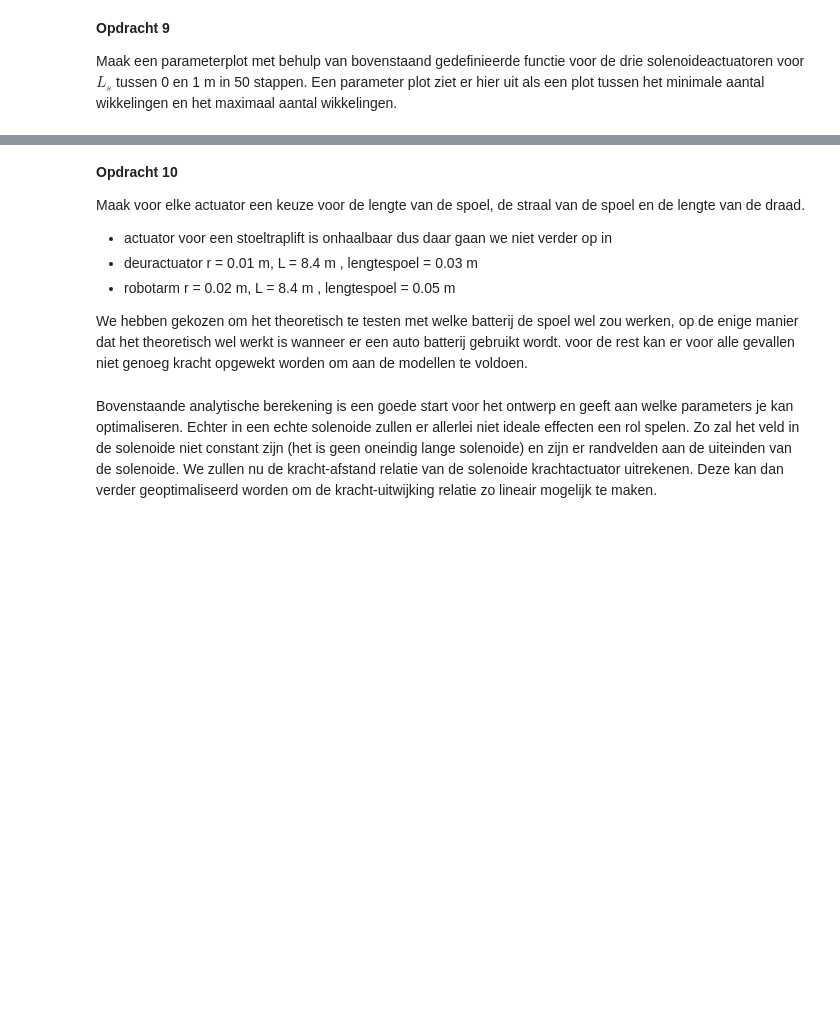
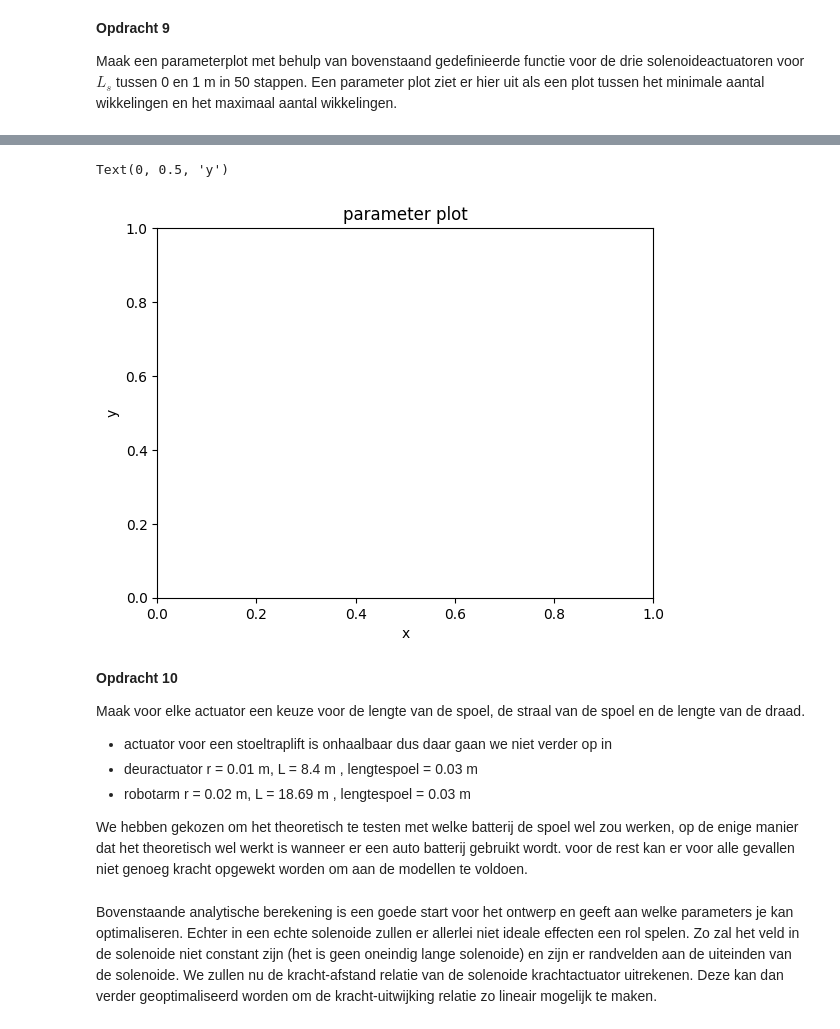
Before and after one commit to owenvanderwal/opdrachten-DEF-D, a Jupyter notebook: DigitaleOntwerpopdrachten/1CondensatorOpdracht/KrachtactuatorOpdracht.ipynb, the cells around one changed output, grey strips where cells are left out. Cells and saved outputs as stored; diff of their text form; code cells hidden in the pictures; blank space fills up the shorter version.

```diff
--- a/DigitaleOntwerpopdrachten/1CondensatorOpdracht/KrachtactuatorOpdracht.ipynb
+++ b/DigitaleOntwerpopdrachten/1CondensatorOpdracht/KrachtactuatorOpdracht.ipynb
@@ -243,10 +275,34 @@ Text(0, 0.5, 'y')
+# %%
+def aantal_wikkelingen(F,Ls,rs,muo,I,rd):
+    # Voeg hieronder de formules voor het maximum en minimum aantal wikkelingen.
+    N_min = np.sqrt(F*2*Ls**2 / (np.pi*rs**2*muo*I**2))
+    N_max_1 = Ls / (2*rd)
+    N_max_2 = 7.01 / (2*np.pi*rs)
+    N_max = np.minimum(N_max_1,N_max_2)
+
+    impossible = N_min > N_max
+    N_min_plot = N_min.copy()
+    N_max_plot = N_max.copy()
+    N_min_plot[impossible] = np.nan
+    N_max_plot[impossible] = np.nan
+    return N_min_plot, N_max_plot
+
+Nmin,Nmax = aantal_wikkelingen(560,x,0.01,4*np.pi*1e-7,180,7.5e-4)
+
+#plt.fill_between(x,Nmin,Nmax) # De ruimte tussen de eisen vullen
+plt.title("parameter plot")
+plt.xlabel("x")
+plt.ylabel("y")
+# %% [output]
+Text(0, 0.5, 'y')
+[figure, added]
 # %% [markdown]
 **Opdracht 10**
 
 Maak voor elke actuator een keuze voor de lengte van de spoel, de straal van de spoel en de lengte van de draad.
 - actuator voor een stoeltraplift is onhaalbaar dus daar gaan we niet verder op in
 - deuractuator r = 0.01 m, L = 8.4 m , lengtespoel = 0.03 m
-- robotarm r = 0.02 m, L = 8.4 m , lengtespoel = 0.05 m
+- robotarm r = 0.02 m, L = 18.69 m , lengtespoel = 0.03 m
 
 We hebben gekozen om het theoretisch te testen met welke batterij de spoel wel zou werken, op de enige manier dat het theoretisch wel werkt is wanneer er een auto batterij gebruikt wordt. voor de rest kan er voor alle gevallen niet genoeg kracht opgewekt worden om aan de modellen te voldoen.
 # %% [markdown]
```
Also changed, not shown: parts of 9 cells of this notebook.
